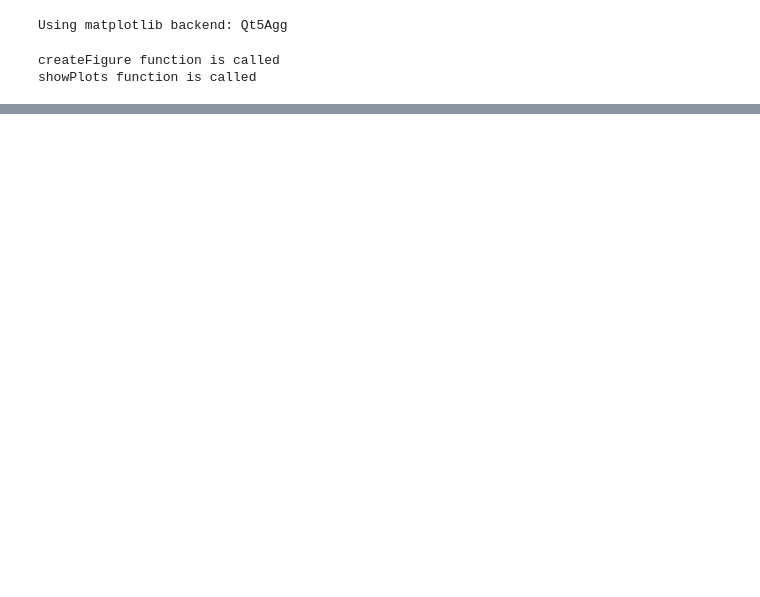
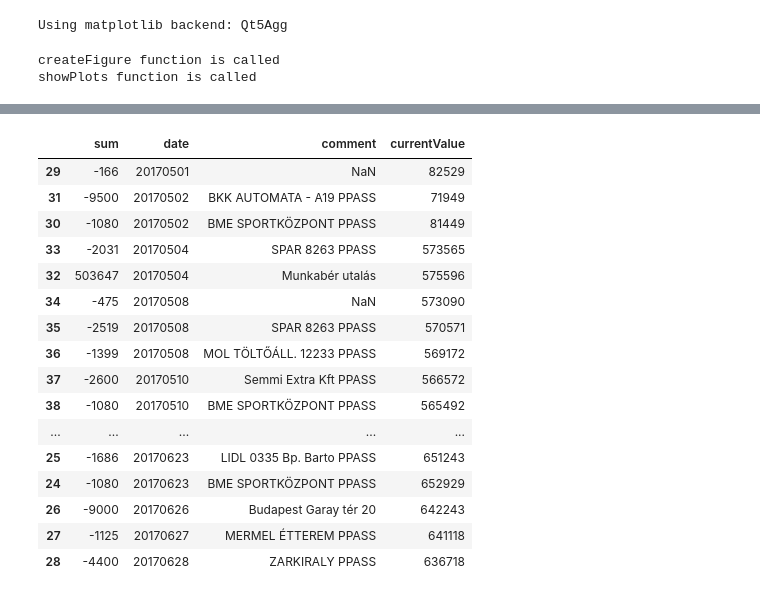
Before and after one commit to Wheele9/transaction-viewer, a Jupyter notebook: viewer1.3.ipynb, the cells around one changed output, grey strips where cells are left out. Drawn from its saved outputs; the diff is of its cells as text; code cells hidden in the pictures; blank space fills up the shorter version.

```diff
--- a/viewer1.3.ipynb
+++ b/viewer1.3.ipynb
@@ -112,27 +130,3 @@ class otpParser():
-# %%
-class Presenter():
-
-    def __init__(self, model, view, files):
-        self.model = model
-        self.view = view
-        self.files = files
-
-        self.model.parseFiles(files)
-        #self.model.mergeDataFrames()
-        self.timeAxis, self.transactions = self.model.calculateAttributes()
-
-#         self.view.connect2presenter(self)
-    def showPlots(self):
-        self.view.showPlots(self.timeAxis, self.transactions,self.model.mergedFrame)
-
-    def showDataframe(self):
-        return self.model.mergedFrame
-
-    def onResetClicked(self):
-        pass
-
-    def onSelect(self):
-        pass
 # %%
 RED = (0.83921568627450982, 0.15294117647058825, 0.15686274509803921, 1.0)
 DARK_RED = (0.49803921568627452, 0.12156862745098039, 0.12156862745098039, 1.0)
@@ -382,0 +419,21 @@ a.head(2)
+# %%
+# cleanedDf = df['sum', 'date', 'comment','currentValue']
+df.loc[:,['sum', 'date', 'comment','currentValue']]
+# %% [output]
+|  | sum | date | comment | currentValue |
+| 29 | -166 | 20170501 | NaN | 82529 |
+| 31 | -9500 | 20170502 | BKK AUTOMATA - A19 PPASS | 71949 |
+| 30 | -1080 | 20170502 | BME SPORTKÖZPONT PPASS | 81449 |
+| 33 | -2031 | 20170504 | SPAR 8263 PPASS | 573565 |
+| 32 | 503647 | 20170504 | Munkabér utalás | 575596 |
+| 34 | -475 | 20170508 | NaN | 573090 |
+| 35 | -2519 | 20170508 | SPAR 8263 PPASS | 570571 |
+| 36 | -1399 | 20170508 | MOL TÖLTŐÁLL. 12233 PPASS | 569172 |
+| 37 | -2600 | 20170510 | Semmi Extra Kft PPASS | 566572 |
+| 38 | -1080 | 20170510 | BME SPORTKÖZPONT PPASS | 565492 |
+| ... | ... | ... | ... | ... |
+| 25 | -1686 | 20170623 | LIDL 0335 Bp. Barto PPASS | 651243 |
+| 24 | -1080 | 20170623 | BME SPORTKÖZPONT PPASS | 652929 |
+| 26 | -9000 | 20170626 | Budapest Garay tér 20 | 642243 |
+| 27 | -1125 | 20170627 | MERMEL ÉTTEREM PPASS | 641118 |
+| 28 | -4400 | 20170628 | ZARKIRALY PPASS | 636718 |
```
Also changed, not shown: parts of 4 cells of this notebook.
